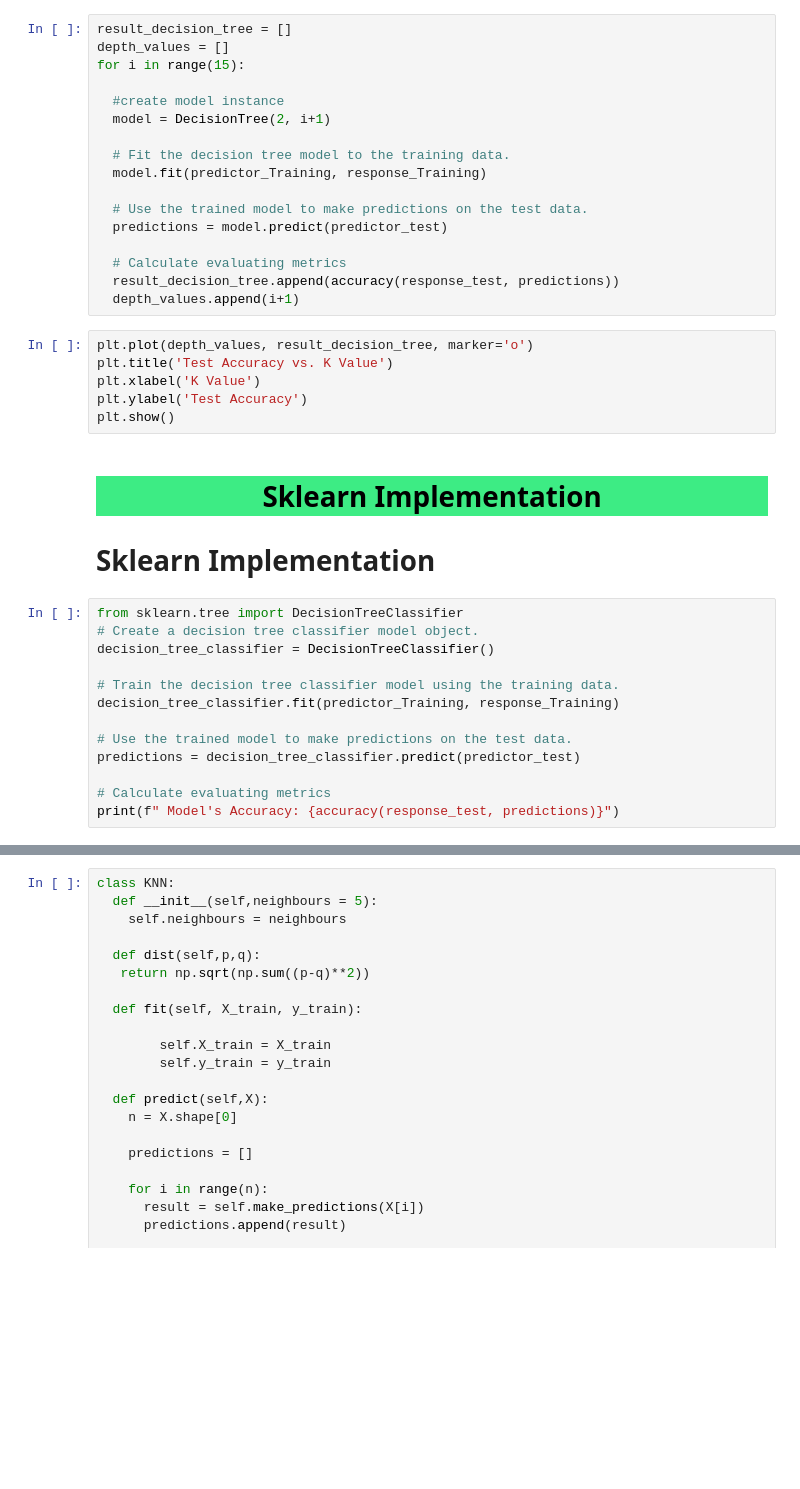
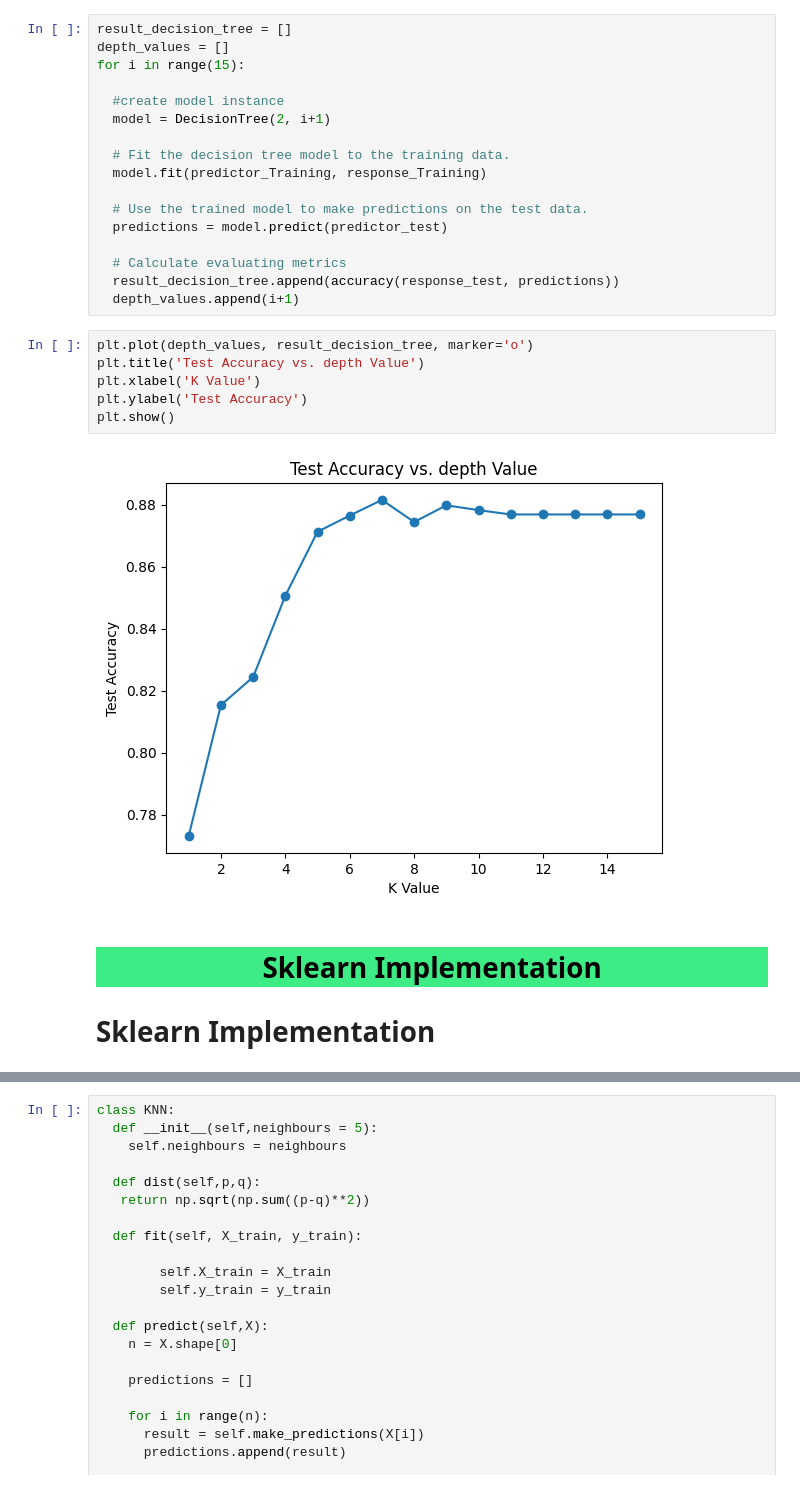
Before and after one commit to AkshayKohad/ML-Tutorial, a Jupyter notebook: Q1_updated.ipynb, the cells around one changed output, grey strips where cells are left out. Saved outputs shown, nothing was run; the diff lists cells and outputs as text; blank space fills up the shorter version.

```diff
--- a/Q1_updated.ipynb
+++ b/Q1_updated.ipynb
@@ -341,10 +346,12 @@ for i in range(15):
   depth_values.append(i+1)
 # %%
 plt.plot(depth_values, result_decision_tree, marker='o')
-plt.title('Test Accuracy vs. K Value')
+plt.title('Test Accuracy vs. depth Value')
 plt.xlabel('K Value')
 plt.ylabel('Test Accuracy')
 plt.show()
+# %% [output]
+[figure, added]
 # %% [markdown]
 <a id=" SklearnImplementation"></a>
 <h1 style='background:#3dec84;border:0; color:black;
@@ -353,16 +360,3 @@ plt.show()
     '><center>Sklearn Implementation</center></h1>
 
 #  Sklearn Implementation
-# %%
-from sklearn.tree import DecisionTreeClassifier
-# Create a decision tree classifier model object.
-decision_tree_classifier = DecisionTreeClassifier()
-
-# Train the decision tree classifier model using the training data.
-decision_tree_classifier.fit(predictor_Training, response_Training)
-
-# Use the trained model to make predictions on the test data.
-predictions = decision_tree_classifier.predict(predictor_test)
-
-# Calculate evaluating metrics
-print(f" Model's Accuracy: {accuracy(response_test, predictions)}")
```
Also changed, not shown: parts of 12 cells of this notebook.
